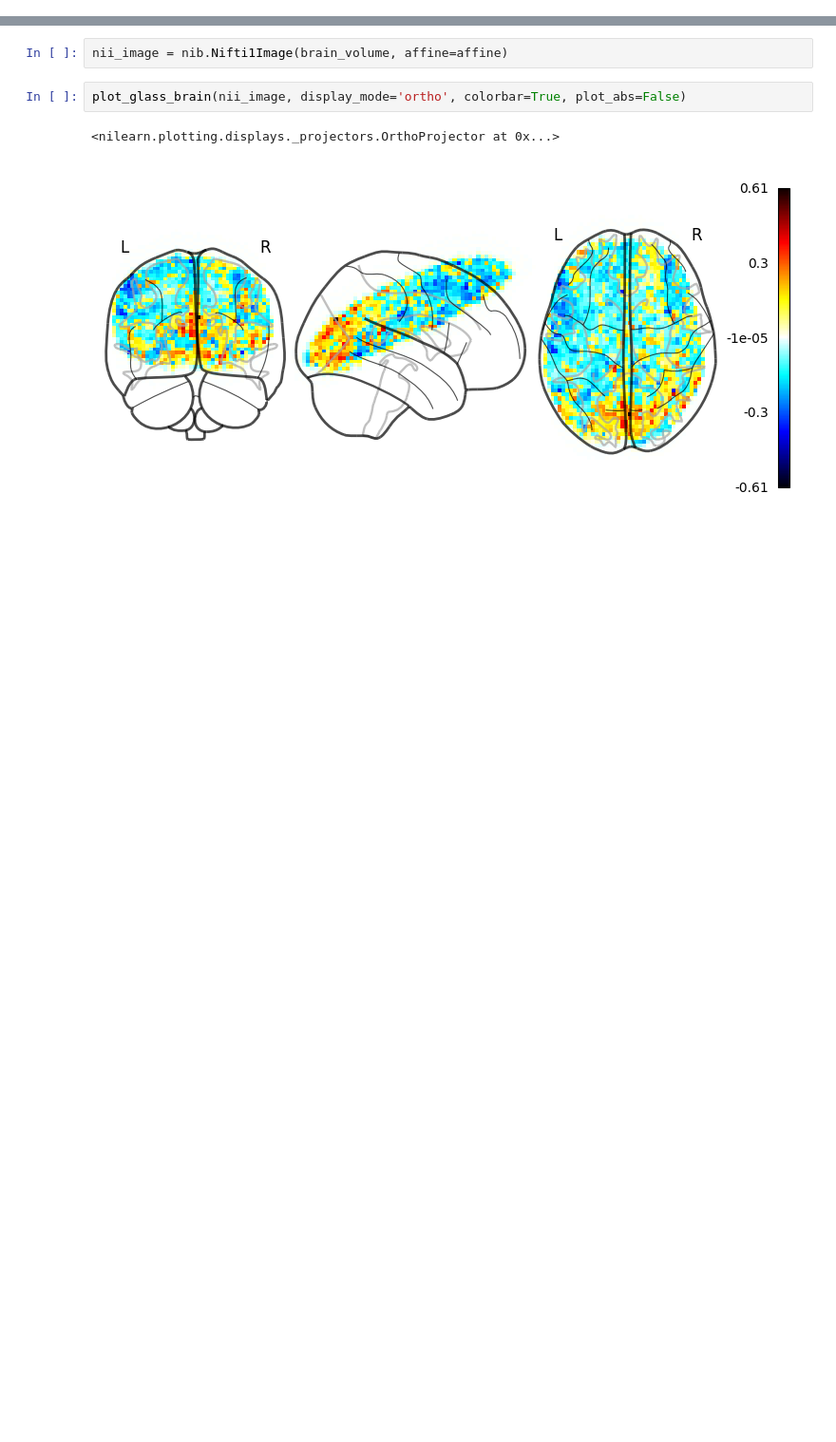
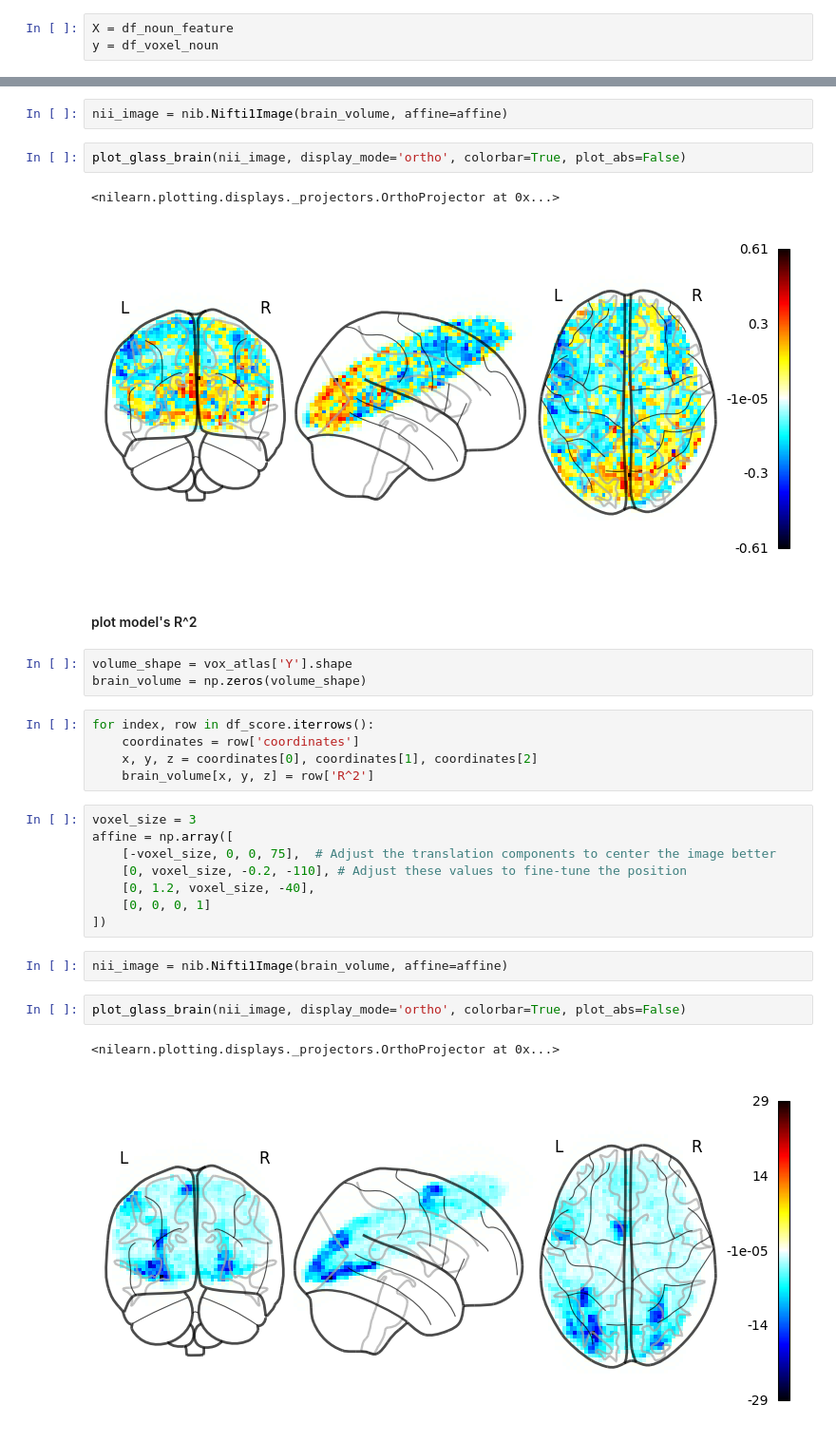
Before and after one commit to gosh-a/semantic-dimensions-in-brain, a Jupyter notebook: mitchell.ipynb, the cells around one changed output, grey strips where cells are left out. Shown at 95% size. Saved outputs shown, nothing was run; the diff lists cells and outputs as text; blank space fills up the shorter version.

```diff
--- a/mitchell.ipynb
+++ b/mitchell.ipynb
@@ -144,0 +190,3 @@ df_coefficients.head()
+# %%
+X = df_noun_feature
+y = df_voxel_noun
@@ -172,3 +247,28 @@ plot_glass_brain(nii_image, display_mode='ortho', colorbar=True, plot_abs=False)
 # %% [output]
 <nilearn.plotting.displays._projectors.OrthoProjector at 0x...>
 [figure]
+# %% [markdown]
+#### plot model's R^2
+# %%
+volume_shape = vox_atlas['Y'].shape
+brain_volume = np.zeros(volume_shape)
+# %%
+for index, row in df_score.iterrows():
+    coordinates = row['coordinates']
+    x, y, z = coordinates[0], coordinates[1], coordinates[2]
+    brain_volume[x, y, z] = row['R^2']
+# %%
+voxel_size = 3
+affine = np.array([
+    [-voxel_size, 0, 0, 75],  # Adjust the translation components to center the image better
+    [0, voxel_size, -0.2, -110], # Adjust these values to fine-tune the position
+    [0, 1.2, voxel_size, -40],
+    [0, 0, 0, 1]
+])
+# %%
+nii_image = nib.Nifti1Image(brain_volume, affine=affine)
+# %%
+plot_glass_brain(nii_image, display_mode='ortho', colorbar=True, plot_abs=False)
+# %% [output]
+<nilearn.plotting.displays._projectors.OrthoProjector at 0x...>
+[figure, added]
```
Also changed, not shown: parts of 30 cells of this notebook.
